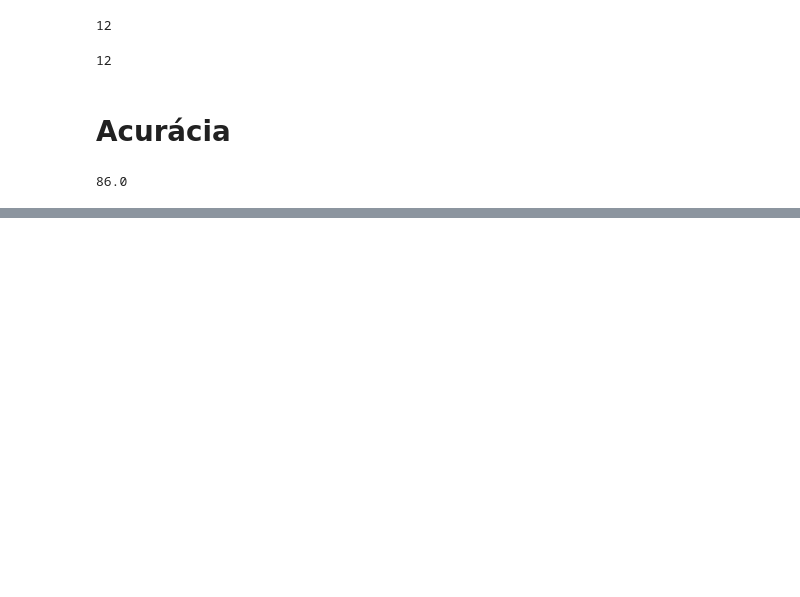
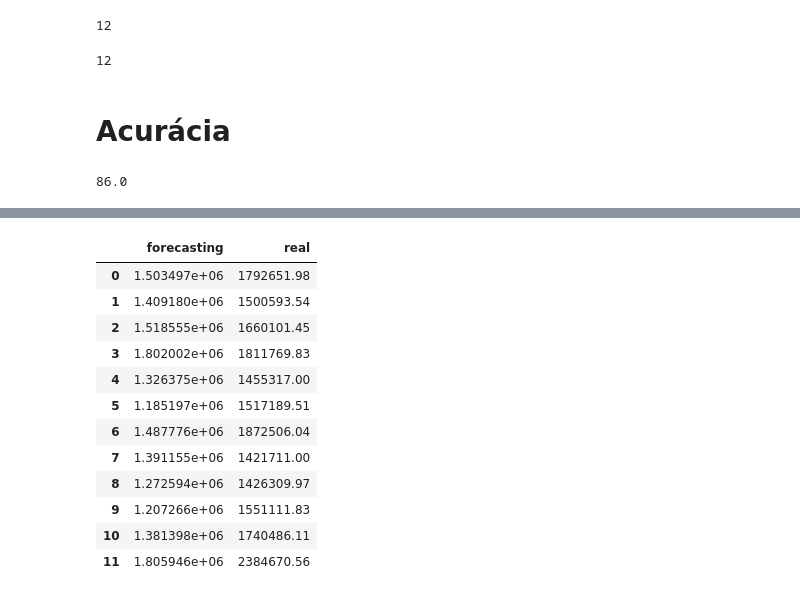
Before and after one commit to robson-fernandes/bayesian-networks-lab, a Jupyter notebook: notebooks/gaussian-processes-sales-grupo-bebidas-sp.ipynb, the cells around one changed output, grey strips where cells are left out. Drawn from its saved outputs; the diff is of its cells as text; code cells hidden in the pictures; blank space fills up the shorter version.

```diff
--- a/notebooks/gaussian-processes-sales-grupo-bebidas-sp.ipynb
+++ b/notebooks/gaussian-processes-sales-grupo-bebidas-sp.ipynb
@@ -190,0 +202,22 @@ plt.show()
+# %%
+df_results = pd.DataFrame()
+# %%
+df_results['forecasting'] = y_pred
+# %%
+df_results['real'] = y_true
+# %%
+df_results
+# %% [output]
+|  | forecasting | real |
+| 0 | 1.503497e+06 | 1792651.98 |
+| 1 | 1.409180e+06 | 1500593.54 |
+| 2 | 1.518555e+06 | 1660101.45 |
+| 3 | 1.802002e+06 | 1811769.83 |
+| 4 | 1.326375e+06 | 1455317.00 |
+| 5 | 1.185197e+06 | 1517189.51 |
+| 6 | 1.487776e+06 | 1872506.04 |
+| 7 | 1.391155e+06 | 1421711.00 |
+| 8 | 1.272594e+06 | 1426309.97 |
+| 9 | 1.207266e+06 | 1551111.83 |
+| 10 | 1.381398e+06 | 1740486.11 |
+| 11 | 1.805946e+06 | 2384670.56 |
```
Also changed, not shown: parts of 9 cells of this notebook, 31 other files.
